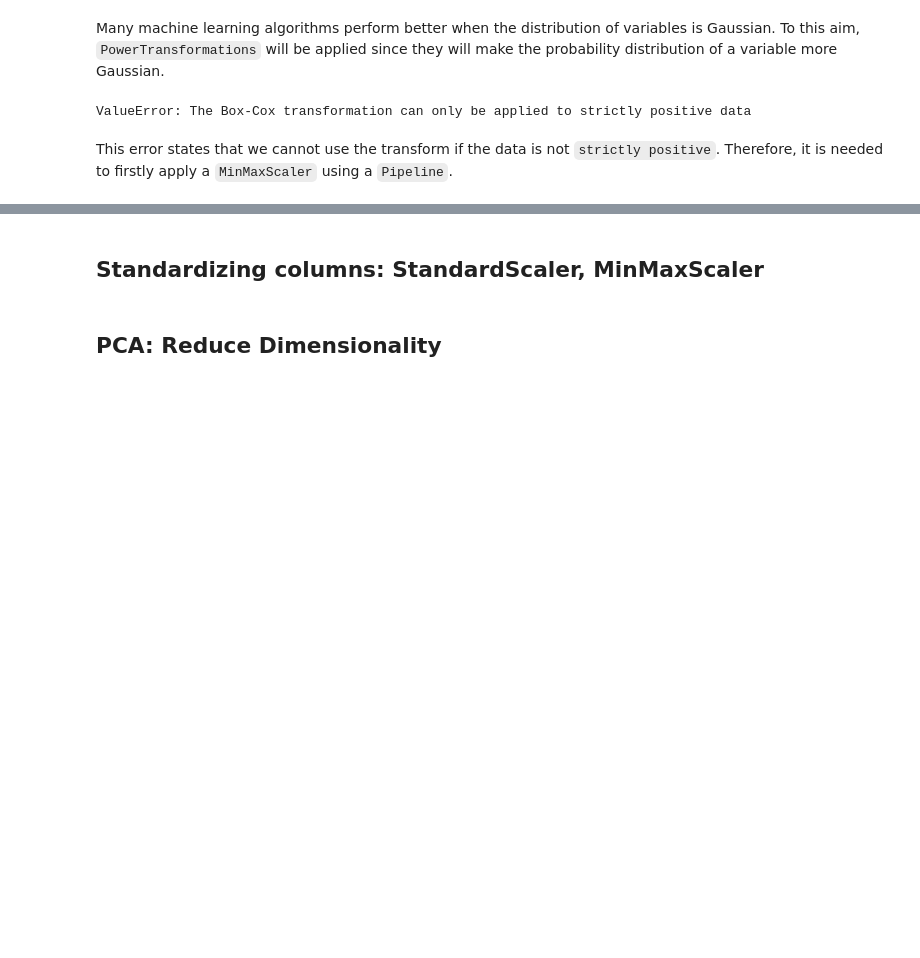
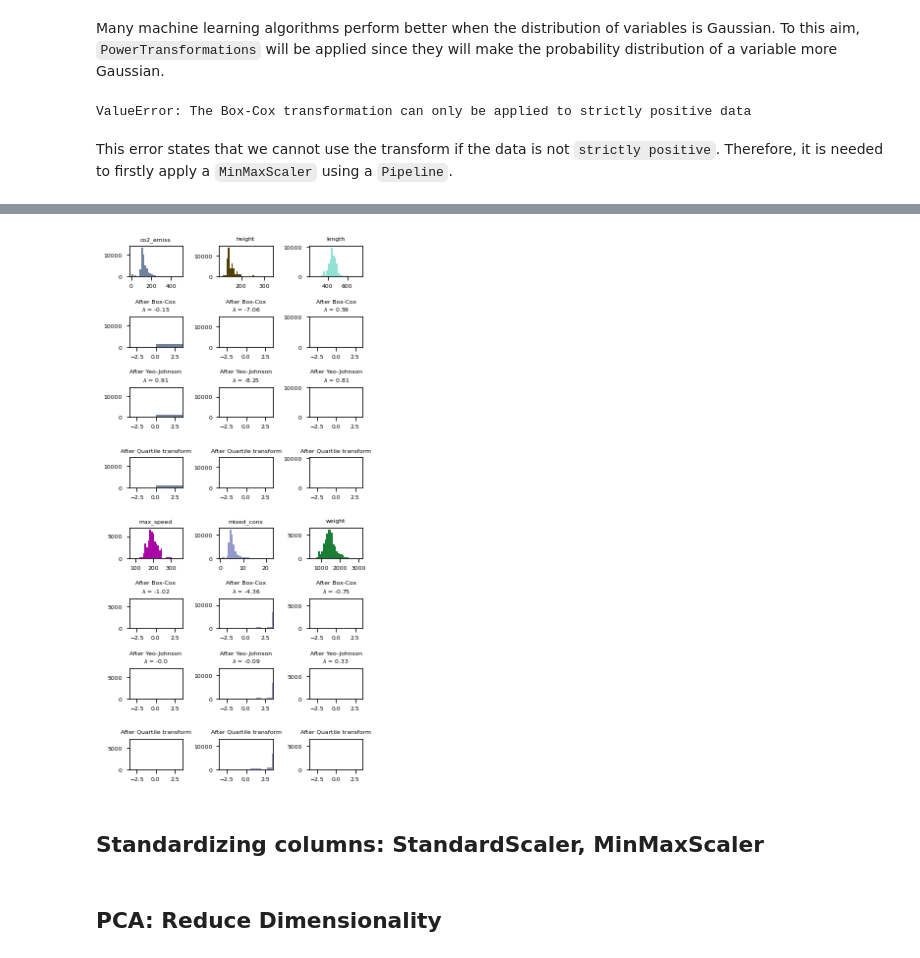
Before and after one commit to caresppen/UsedCarsAppraiser, a Jupyter notebook: notebooks/09_Column_Transformation.ipynb, the cells around one changed output, grey strips where cells are left out. Saved outputs shown, nothing was run; the diff lists cells and outputs as text; code cells hidden in the pictures; blank space fills up the shorter version.

```diff
--- a/notebooks/09_Column_Transformation.ipynb
+++ b/notebooks/09_Column_Transformation.ipynb
@@ -173,0 +151,8 @@ plt.show()
+# %%
+distributions = []
+for i in range(0, len(X.columns)):
+    name = X.columns[i]
+    array = X[X.columns[i]].to_numpy().reshape(-1,1)
+    distributions.append((name, array))
+
+distributions[:2]
@@ -174,3 +176,74 @@ plt.show()
+# %%
+from sklearn.preprocessing import MinMaxScaler
+from sklearn.pipeline import Pipeline
+from modules.color_formater import random_hex_colors
+
+FONT_SIZE = 6
+BINS = 30
+
+# setting preprocessing methods: PowerTransformer (Box-Cox, Yeo-Johnson); QuantileTransformer
+scaler = MinMaxScaler(feature_range=(1, 2))
+boxcox = PowerTransformer(method='box-cox')
+bc = Pipeline(steps=[('s', scaler), ('bc', boxcox)])
+
+yj = PowerTransformer(method='yeo-johnson')
+
+rng = np.random.RandomState(304)
+qt = QuantileTransformer(n_quantiles=500, output_distribution='normal',
+                         random_state=rng)
+
+# adding distributions of columns
+distributions = []
+for i in range(0, len(X.columns)):
+    name = X.columns[i]
+    array = X[X.columns[i]].to_numpy().reshape(-1,1)
+    distributions.append((name, array))
+
+colors = random_hex_colors(29)
+
+# generating the plot
+fig, axes = plt.subplots(nrows=8, ncols=3, figsize=plt.figaspect(2)) # cols = num of preprocessing methods + original
+axes = axes.flatten()
+axes_idxs = [(0, 3, 6, 9), (1, 4, 7, 10), (2, 5, 8, 11), (12, 15, 18, 21),
+             (13, 16, 19, 22), (14, 17, 20, 23)]
+axes_list = [(axes[i], axes[j], axes[k], axes[l])
+             for (i, j, k, l) in axes_idxs]
+
+for distribution, color, axes in zip(distributions, colors, axes_list):
+    name, X_col = distribution
+    X_train, X_test = train_test_split(X_col, test_size=0.2, random_state=rng)
+
+    # perform power and quantile transforms
+    X_trans_bc = bc.fit(X_train).transform(X_test)
+    lmbda_bc = round(bc.named_steps['bc'].lambdas_[0], 2)
+    X_trans_yj = yj.fit(X_train).transform(X_test)
+    lmbda_yj = round(yj.lambdas_[0], 2)
+    X_trans_qt = qt.fit(X_train).transform(X_test)
+
+    ax_original, ax_bc, ax_yj, ax_qt = axes
+
+    ax_original.hist(X_train, color=color, bins=BINS)
+    ax_original.set_title(name, fontsize=FONT_SIZE)
+    ax_original.tick_params(axis='both', which='major', labelsize=FONT_SIZE)
+
+    for ax, X_trans, meth_name, lmbda in zip(
+                                            (ax_bc, ax_yj, ax_qt),
+                                            (X_trans_bc, X_trans_yj, X_trans_qt),
+                                            ('Box-Cox', 'Yeo-Johnson', 'Quartile transform'),
+                                            (lmbda_bc, lmbda_yj, None)
+                                            ):
+        ax.hist(X_train, color=color, bins=BINS)
+        title = f'After {meth_name}'
+        if lmbda is not None:
+            title += f'\n$\lambda$ = {lmbda}'
+        ax.set_title(title, fontsize=FONT_SIZE)
+        ax.tick_params(axis='both', which='major', labelsize=FONT_SIZE)
+        ax.set_xlim([-3.5, 3.5])
+
+plt.tight_layout()
+plt.show()
+# %% [output]
+[figure, added]
 # %% [markdown]
 ## Standardizing columns: StandardScaler, MinMaxScaler
 # %% [markdown]
```
Also changed, not shown: parts of 8 cells of this notebook, 1 other file.
